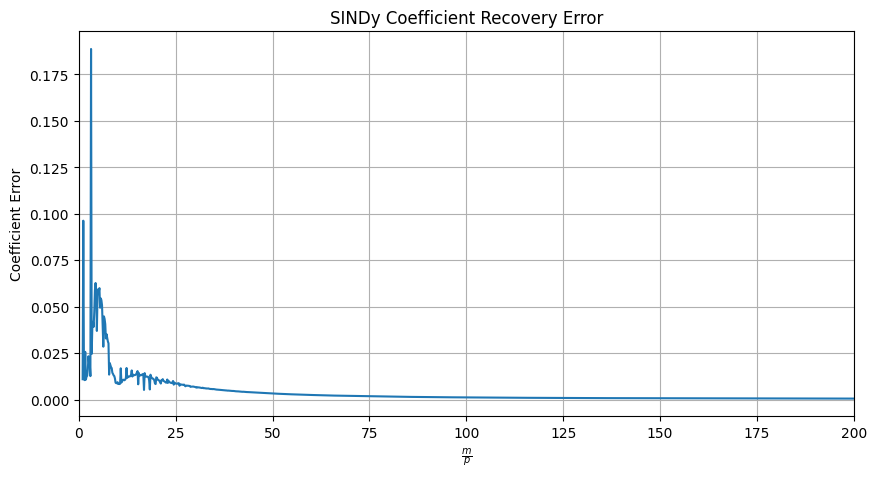
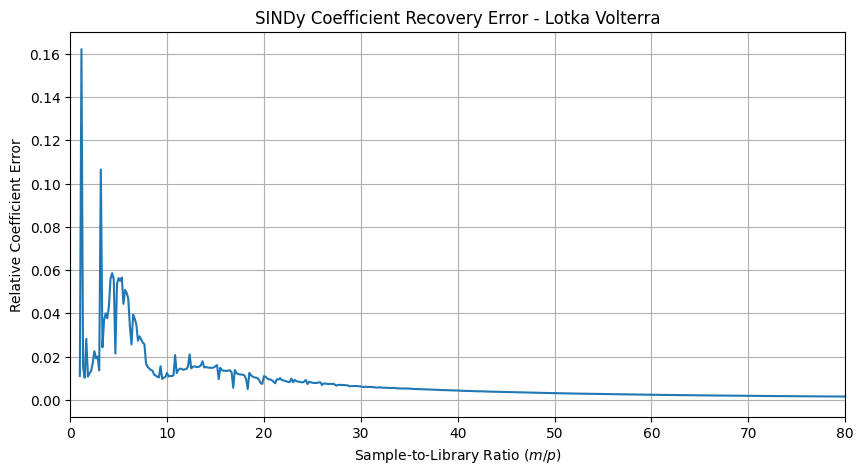
The change to this notebook cell's code, shown as a diff; its figure went from the first image to the second:
--- before
+++ after
@@ -2,8 +2,8 @@
 plt.figure(figsize=(10, 5))
 plt.plot(amountOfData/p, coef_error/100)
-plt.xlabel("$\\frac{m}{p}$")
-plt.ylabel("Coefficient Error")
-plt.title("SINDy Coefficient Recovery Error")
-plt.xlim(0, 200)
+plt.xlabel("Sample-to-Library Ratio ($m/p$)")
+plt.ylabel("Relative Coefficient Error")
+plt.title("SINDy Coefficient Recovery Error - Lotka Volterra")
+plt.xlim(0, 80)
 plt.grid(True)
 # plt.yscale("log")

Commit: stuff